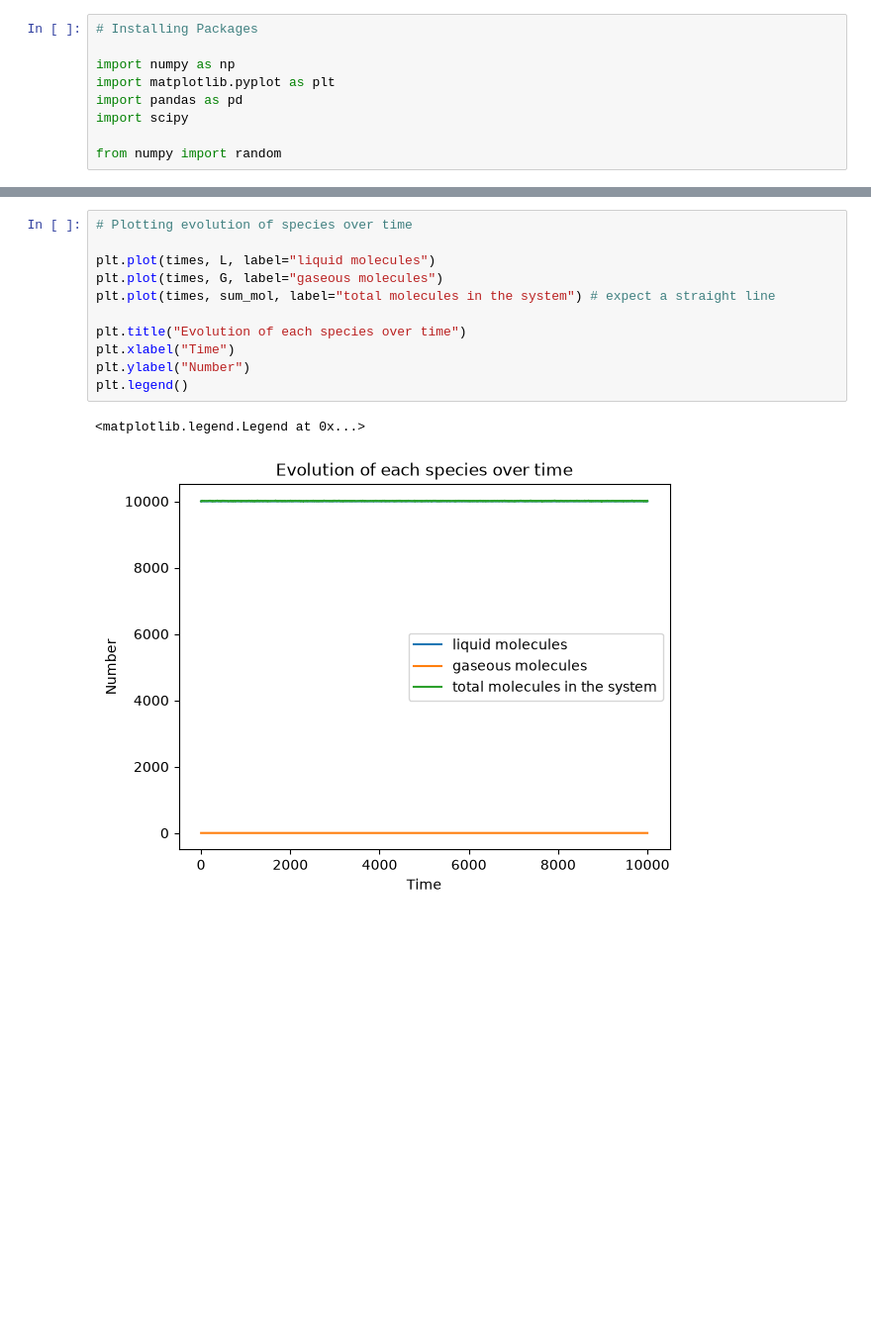
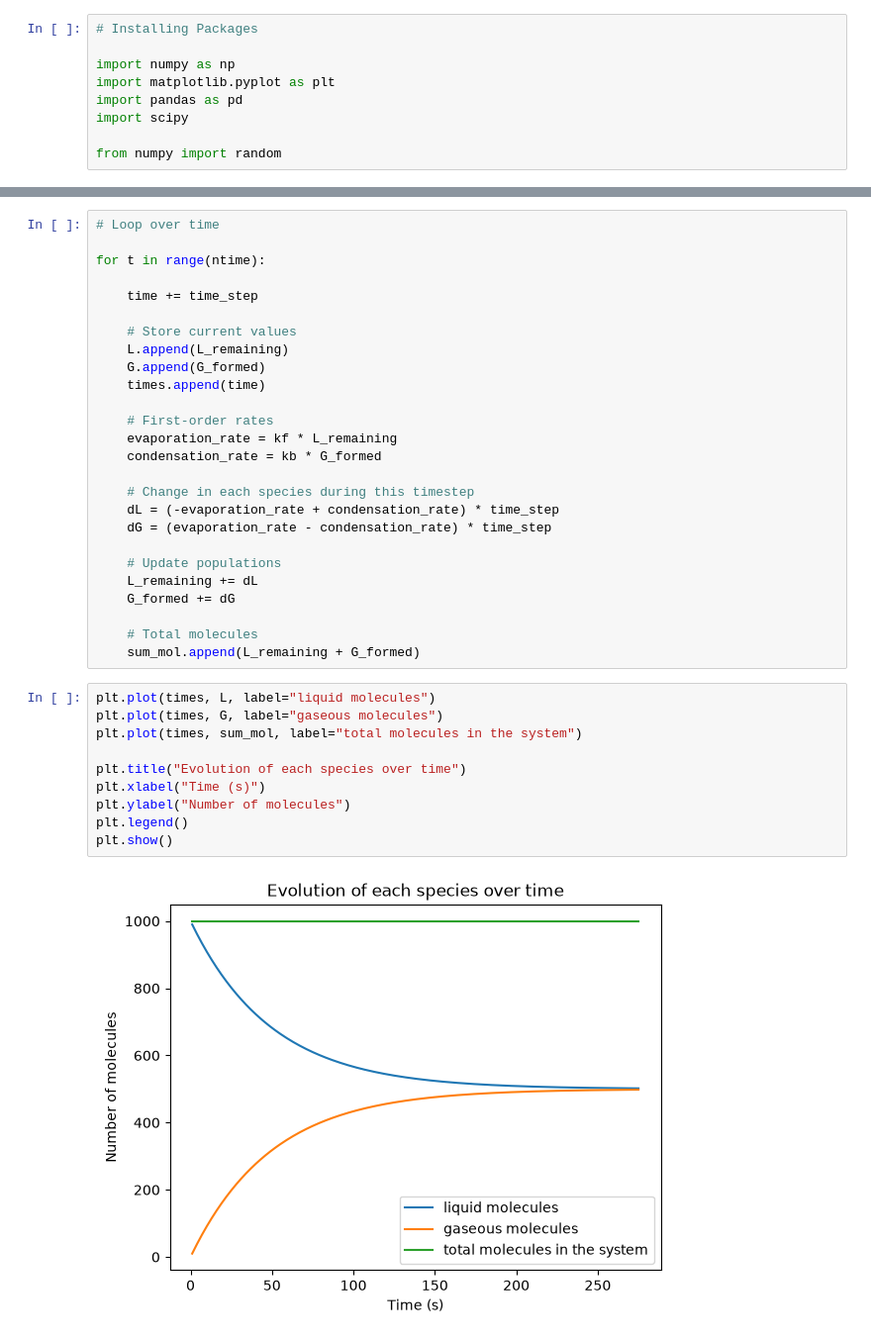
Before and after one commit to rosefernandesx/simple_kinetic_solver, a Jupyter notebook: kinetic_solver.ipynb, the cells around one changed output, grey strips where cells are left out. Shown at 99% size. Cells and saved outputs as stored; diff of their text form; blank space fills up the shorter version.

Commit message:
Runs with simple first order kinetics instead of rng

```diff
--- a/kinetic_solver.ipynb
+++ b/kinetic_solver.ipynb
@@ -104,14 +46,38 @@ There are 10000 liquid molecules and 10 gaseous molecules, with a total of 10010
-# %%
-# Plotting evolution of species over time
-
-plt.plot(times, L, label="liquid molecules")
-plt.plot(times, G, label="gaseous molecules")
-plt.plot(times, sum_mol, label="total molecules in the system") # expect a straight line
-
-plt.title("Evolution of each species over time")
-plt.xlabel("Time")
-plt.ylabel("Number")
-plt.legend()
-# %% [output]
-<matplotlib.legend.Legend at 0x...>
-[figure, removed]
+# %%
+# Loop over time
+
+for t in range(ntime):
+
+    time += time_step
+
+    # Store current values
+    L.append(L_remaining)
+    G.append(G_formed)
+    times.append(time)
+
+    # First-order rates
+    evaporation_rate = kf * L_remaining
+    condensation_rate = kb * G_formed
+
+    # Change in each species during this timestep
+    dL = (-evaporation_rate + condensation_rate) * time_step
+    dG = (evaporation_rate - condensation_rate) * time_step
+
+    # Update populations
+    L_remaining += dL
+    G_formed += dG
+
+    # Total molecules
+    sum_mol.append(L_remaining + G_formed)
+# %%
+plt.plot(times, L, label="liquid molecules")
+plt.plot(times, G, label="gaseous molecules")
+plt.plot(times, sum_mol, label="total molecules in the system")
+
+plt.title("Evolution of each species over time")
+plt.xlabel("Time (s)")
+plt.ylabel("Number of molecules")
+plt.legend()
+plt.show()
+# %% [output]
+[figure, added]
```
Also changed, not shown: parts of 2 cells of this notebook.
